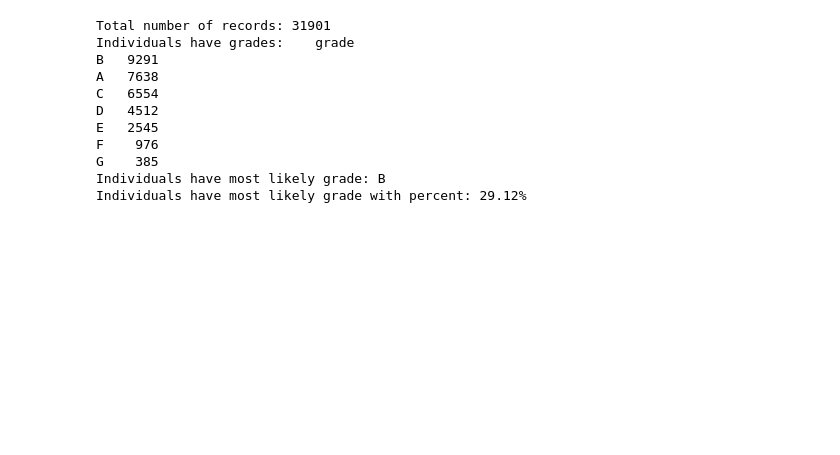
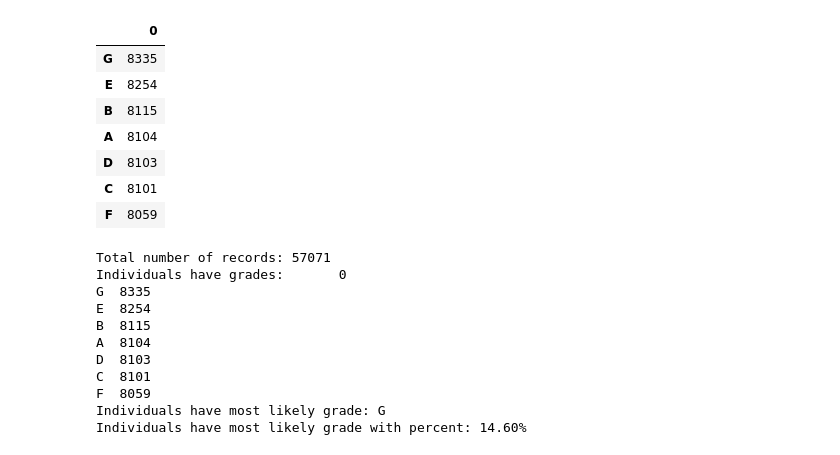
Before and after one commit to amStraszenrand/NeueFische-2nd_Project, a Jupyter notebook: 4_Model_Grade.ipynb, the cells around one changed output. Saved outputs shown, nothing was run; the diff lists cells and outputs as text; code cells hidden in the pictures; blank space fills up the shorter version.

```diff
--- a/4_Model_Grade.ipynb
+++ b/4_Model_Grade.ipynb
@@ -29,6 +37,16 @@ def score_print(y,y_pred):
     print(cp)
 # %%
 grades = pd.DataFrame(y_train.value_counts())
+grades
+# %% [output]
+|  | 0 |
+| G | 8335 |
+| E | 8254 |
+| B | 8115 |
+| A | 8104 |
+| D | 8103 |
+| C | 8101 |
+| F | 8059 |
 # %%
 ###### Naiv-estimator
 
@@ -39,7 +57,7 @@ n_records = len(y_train)
 grades = pd.DataFrame(y_train.value_counts())
 
 # TODO: Mmost frequent grade
-most_frequent_grade = grades[grades["grade"] == int(grades.max())].index.tolist()[0]
+most_frequent_grade = grades[grades[0] == int(grades.max())].index.tolist()[0]
 
 # TODO: Percentage of individuals whose income is more than $50,000
 percent = float(100 * grades.max() / n_records)
@@ -50,17 +68,17 @@ print ("Individuals have grades: {}".format(grades))
 print ("Individuals have most likely grade: {}".format(most_frequent_grade))
 print ("Individuals have most likely grade with percent: {:.2f}%".format(percent))
 # %% [output]
-Total number of records: 31901
-Individuals have grades:    grade
-B   9291
-A   7638
-C   6554
-D   4512
-E   2545
-F    976
-G    385
-Individuals have most likely grade: B
-Individuals have most likely grade with percent: 29.12%
+Total number of records: 57071
+Individuals have grades:       0
+G  8335
+E  8254
+B  8115
+A  8104
+D  8103
+C  8101
+F  8059
+Individuals have most likely grade: G
+Individuals have most likely grade with percent: 14.60%
 # %%
 ####fit von log reg
 
```
Also changed, not shown: parts of 8 cells of this notebook, 3 other files.
